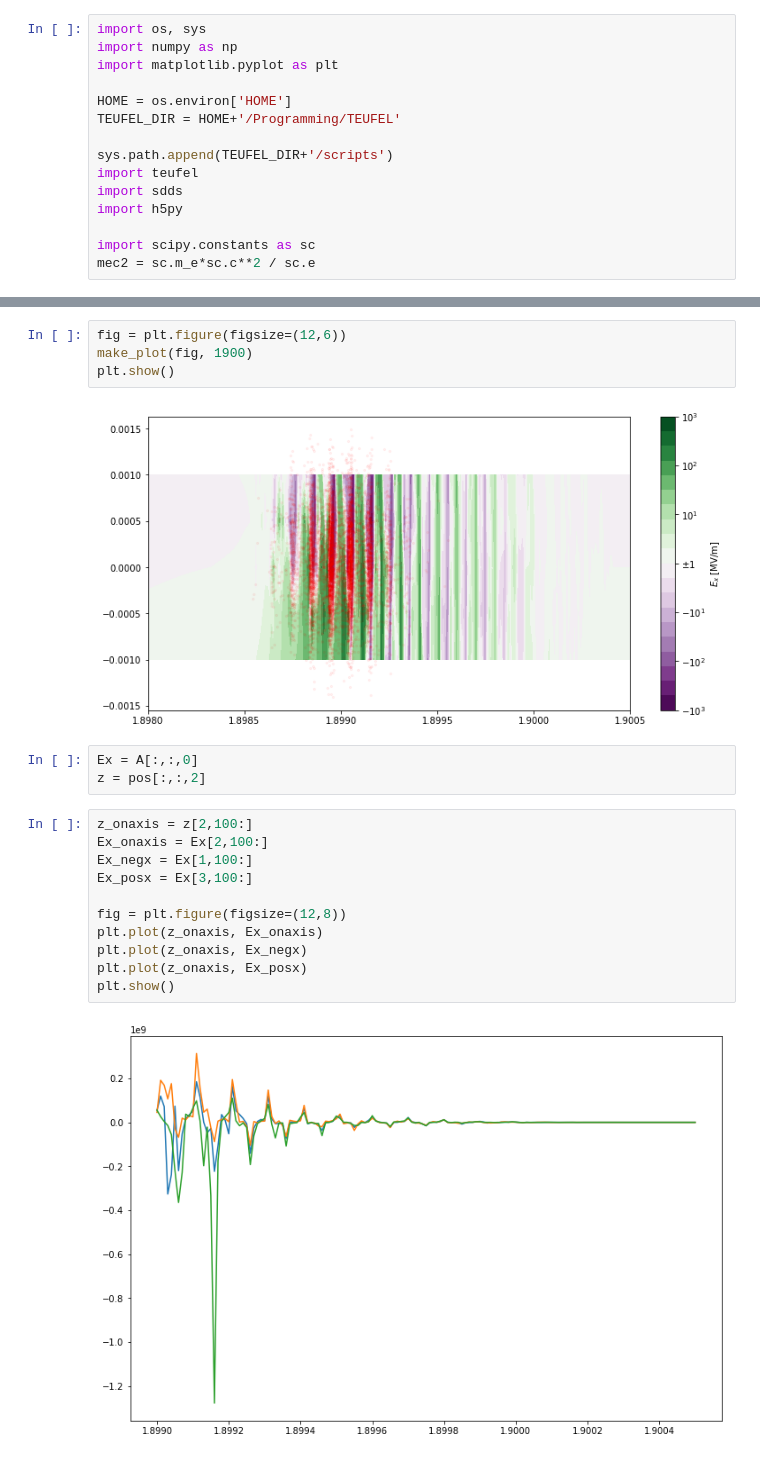
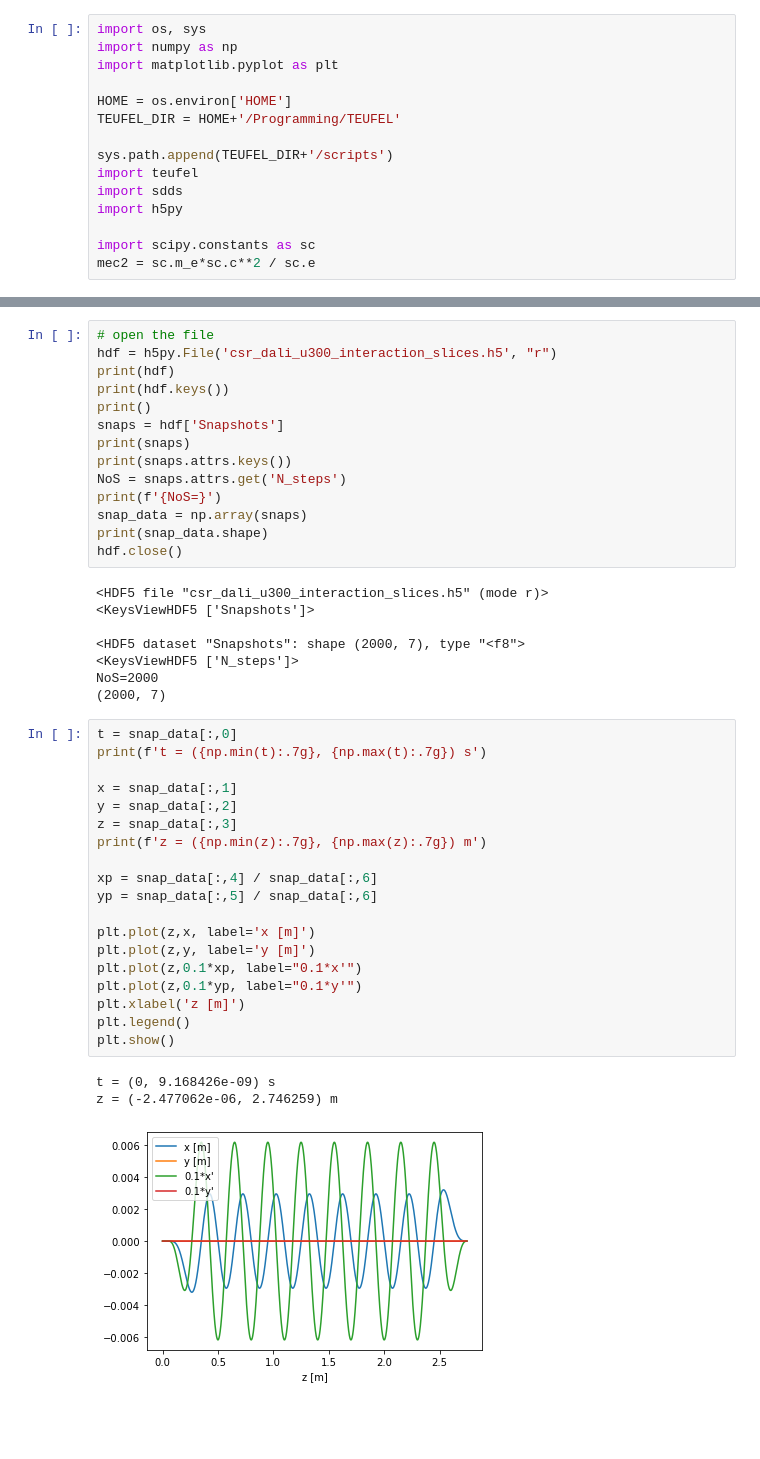
Before and after one commit to lehnertu/TEUFEL, a Jupyter notebook: testing/CSR_InteractionField.ipynb, the cells around one changed output, grey strips where cells are left out. Drawn from its saved outputs; the diff is of its cells as text; blank space fills up the shorter version.

```diff
--- a/testing/CSR_InteractionField.ipynb
+++ b/testing/CSR_InteractionField.ipynb
@@ -136,22 +23,45 @@ def make_plot(fig, z_mm):
-# %%
-fig = plt.figure(figsize=(12,6))
-make_plot(fig, 1900)
-plt.show()
-# %% [output]
-[figure, removed]
-# %%
-Ex = A[:,:,0]
-z = pos[:,:,2]
-# %%
-z_onaxis = z[2,100:]
-Ex_onaxis = Ex[2,100:]
-Ex_negx = Ex[1,100:]
-Ex_posx = Ex[3,100:]
-
-fig = plt.figure(figsize=(12,8))
-plt.plot(z_onaxis, Ex_onaxis)
-plt.plot(z_onaxis, Ex_negx)
-plt.plot(z_onaxis, Ex_posx)
-plt.show()
-# %% [output]
-[figure, removed]
+# %%
+# open the file
+hdf = h5py.File('csr_dali_u300_interaction_slices.h5', "r")
+print(hdf)
+print(hdf.keys())
+print()
+snaps = hdf['Snapshots']
+print(snaps)
+print(snaps.attrs.keys())
+NoS = snaps.attrs.get('N_steps')
+print(f'{NoS=}')
+snap_data = np.array(snaps)
+print(snap_data.shape)
+hdf.close()
+# %% [output]
+<HDF5 file "csr_dali_u300_interaction_slices.h5" (mode r)>
+<KeysViewHDF5 ['Snapshots']>
+
+<HDF5 dataset "Snapshots": shape (2000, 7), type "<f8">
+<KeysViewHDF5 ['N_steps']>
+NoS=2000
+(2000, 7)
+# %%
+t = snap_data[:,0]
+print(f't = ({np.min(t):.7g}, {np.max(t):.7g}) s')
+
+x = snap_data[:,1]
+y = snap_data[:,2]
+z = snap_data[:,3]
+print(f'z = ({np.min(z):.7g}, {np.max(z):.7g}) m')
+
+xp = snap_data[:,4] / snap_data[:,6]
+yp = snap_data[:,5] / snap_data[:,6]
+
+plt.plot(z,x, label='x [m]')
+plt.plot(z,y, label='y [m]')
+plt.plot(z,0.1*xp, label="0.1*x'")
+plt.plot(z,0.1*yp, label="0.1*y'")
+plt.xlabel('z [m]')
+plt.legend()
+plt.show()
+# %% [output]
+t = (0, 9.168426e-09) s
+z = (-2.477062e-06, 2.746259) m
+[figure, added]
```
Also changed, not shown: parts of 7 cells of this notebook, 8 other files.
